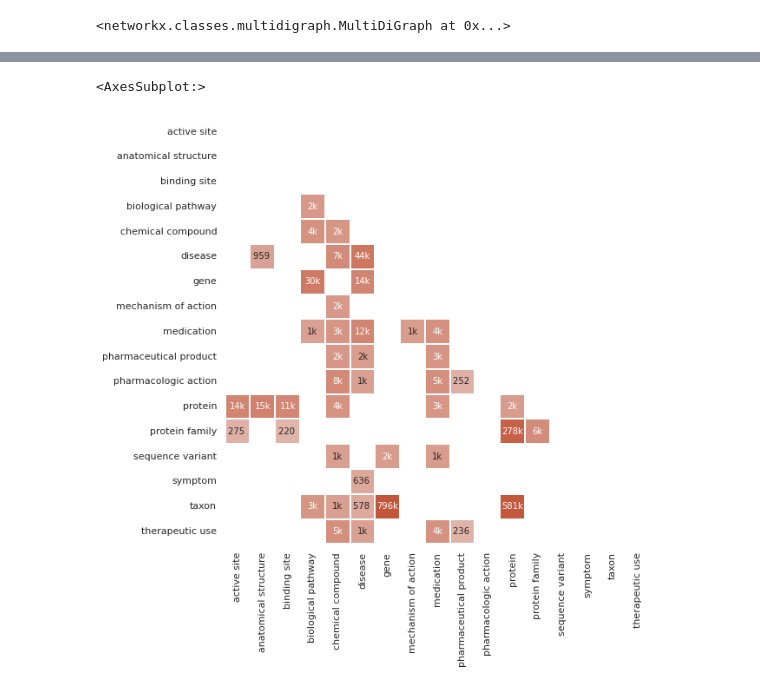
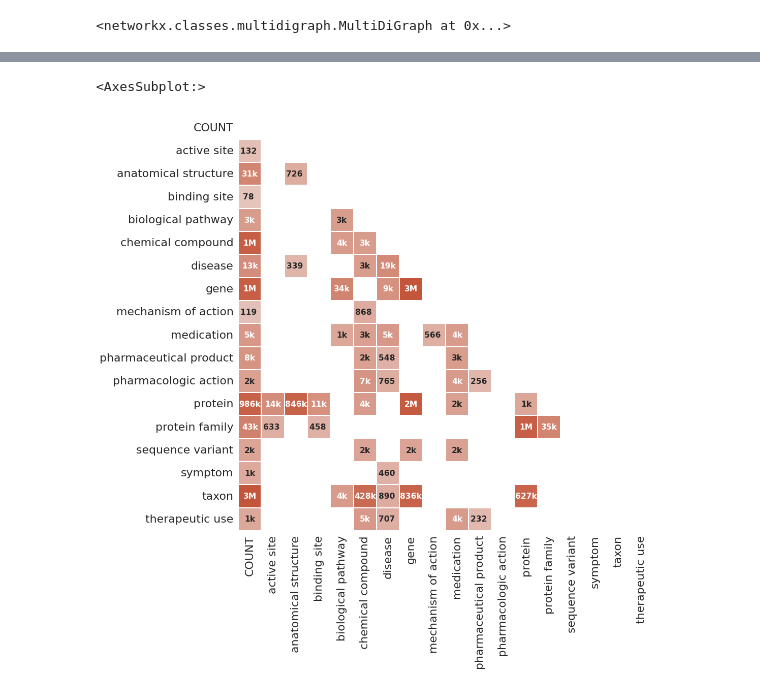
Before and after one commit to SuLab/genewikiworld, a Jupyter notebook: src/graphml2heatmap.ipynb, the cells around one changed output, grey strips where cells are left out. Drawn from its saved outputs; the diff is of its cells as text; code cells hidden in the pictures.

Commit message:
add node counts, create blue version

```diff
--- a/src/graphml2heatmap.ipynb
+++ b/src/graphml2heatmap.ipynb
@@ -9,7 +9,7 @@ import pandas as pd
 import numpy as np
 import seaborn as sns
 # %%
-G = nx.read_graphml('../data/wikidata-update-2019-09-27b_simplified_thicklines_noprops.graphml')
+G = nx.read_graphml('../data/wikidata-update-2021-09-06.graphml')
 G
 # %% [output]
 <networkx.classes.multidigraph.MultiDiGraph at 0x...>
@@ -71,6 +72,10 @@ data = []
 for edge in G.edges(data=True):
     data.append([G.nodes[edge[0]]['NodeLabel'],G.nodes[edge[1]]['NodeLabel'],edge[2]['count']])
 
+for node in G.nodes(data=True):
+    data.append([node[1]['NodeLabel'],"COUNT",node[1]['count']])
+
+
 df = pd.DataFrame(data,columns=["Node1","Node2","count"])
 df
 # %% [output]
@@ -243,30 +250,31 @@ df4
 # %%
 # create plot
 
-sns.set_theme(style="white")
+sns.set_theme(style="white", font_scale=2)
 
 # Set up the matplotlib figure
-f, ax = plt.subplots(figsize=(11, 9))
+f, ax = plt.subplots(figsize=(17, 15))
 
 # Generate a custom diverging colormap
 cmap = sns.diverging_palette(230, 20, as_cmap=True)
 
 mask = np.zeros_like(df3)
 mask[np.triu_indices_from(mask,k=1)] = True
 
 # Draw the heatmap with the mask and correct aspect ratio
 sns.heatmap(df4,
             cmap=cmap,
 #            vmax=100,
             mask=mask,
             annot=df2Label,
-            annot_kws={"size": 10},
+            annot_kws={"size": 15.5,"fontweight":"bold"},
             fmt="",
             center=0,
             square=True,
             linewidths=2,
+            linecolor="white",
             cbar=False,
         )
 # %% [output]
 <AxesSubplot:>
-[figure, old version]
+[figure, new version]
```
Also changed, not shown: parts of 12 cells of this notebook, 1 other file.
